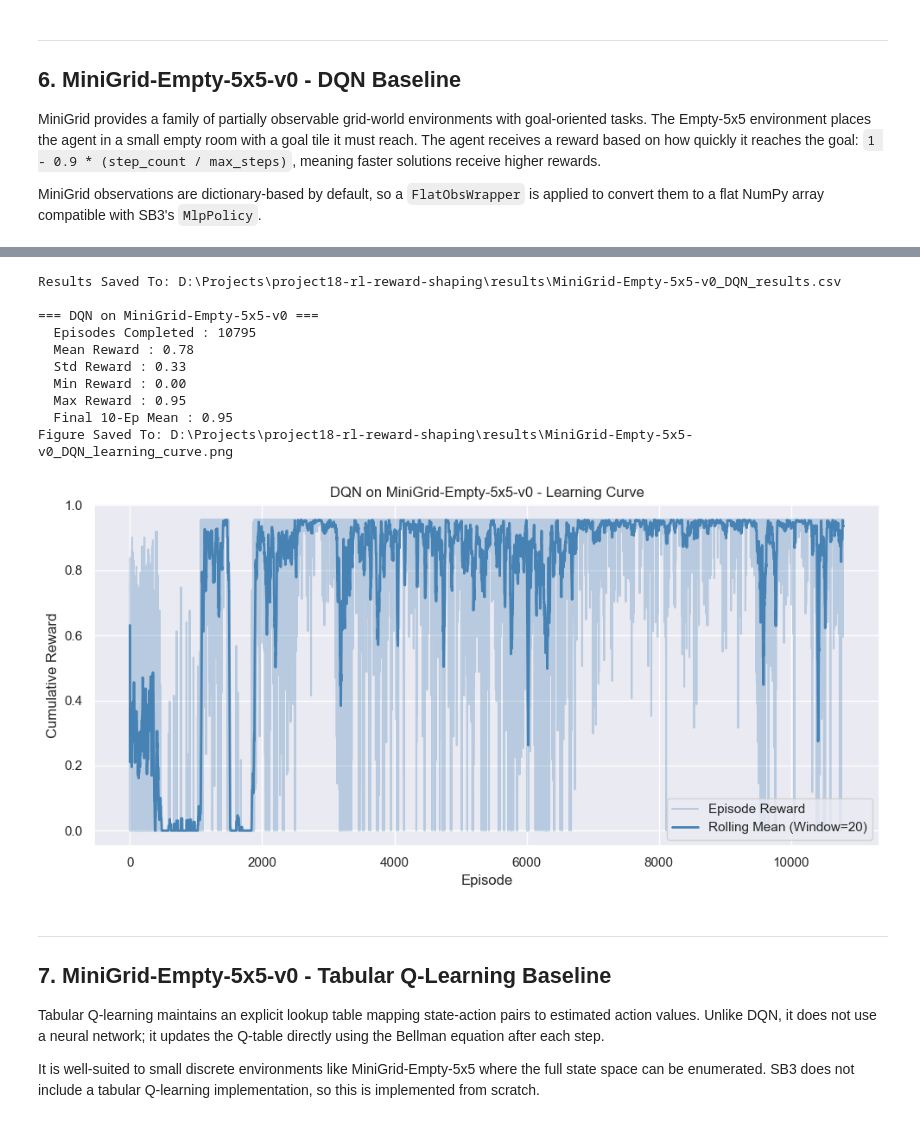
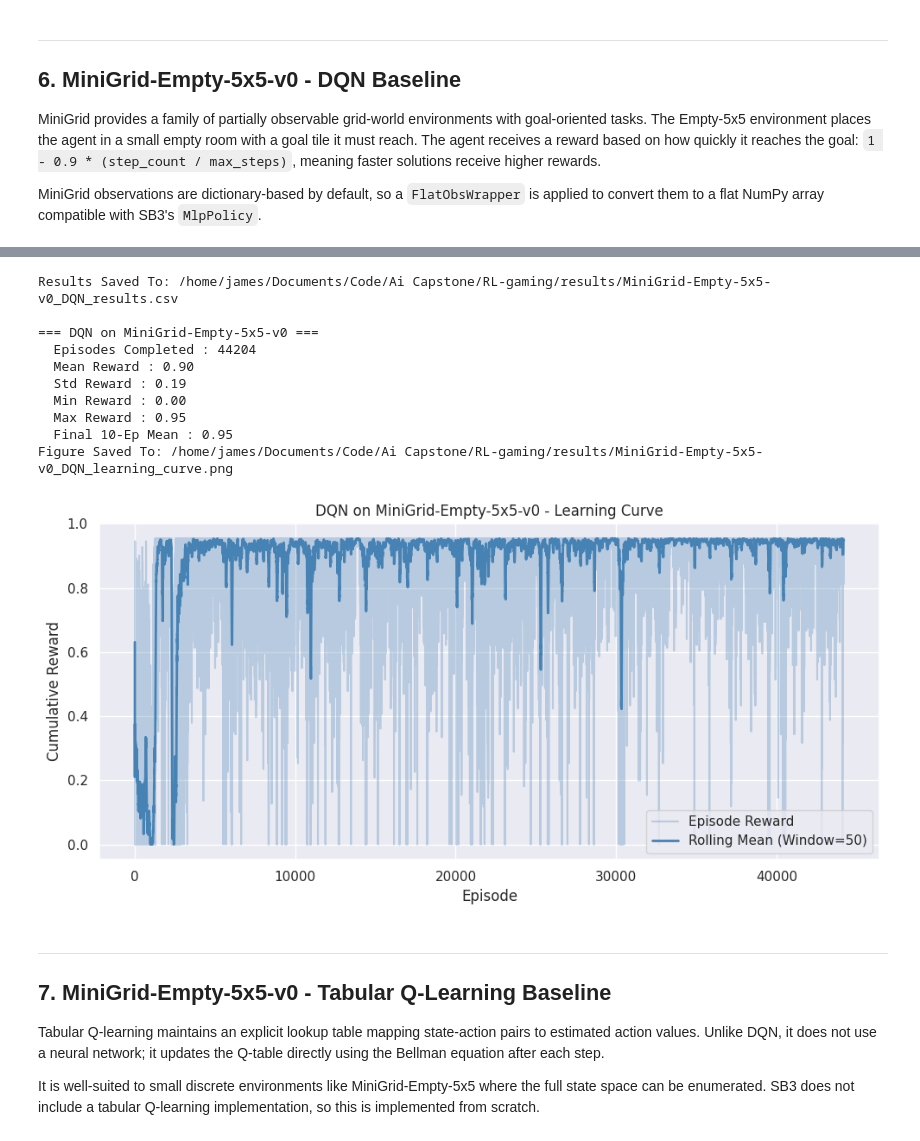
Before and after one commit to toms55/RL-gaming, a Jupyter notebook: notebooks/baseline_rl.ipynb, the cells around one changed output, grey strips where cells are left out. Drawn from its saved outputs; the diff is of its cells as text; code cells hidden in the pictures.

```diff
--- a/notebooks/baseline_rl.ipynb
+++ b/notebooks/baseline_rl.ipynb
@@ -380,23 +383,23 @@ Training Complete.
 # %%
 minigrid_dqn_df = save_results_to_csv(
   minigrid_dqn_callback.episode_rewards,
   minigrid_dqn_callback.episode_lengths,
   MINIGRID_ENV_ID, 'DQN'
 )
 print_summary(minigrid_dqn_callback.episode_rewards, MINIGRID_ENV_ID, 'DQN')
-plot_learning_curve(minigrid_dqn_callback.episode_rewards, MINIGRID_ENV_ID, 'DQN')
+plot_learning_curve(minigrid_dqn_callback.episode_rewards, MINIGRID_ENV_ID, 'DQN', window=50)
 # %% [output]
-Results Saved To: D:\Projects\project18-rl-reward-shaping\results\MiniGrid-Empty-5x5-v0_DQN_results.csv
+Results Saved To: /home/james/Documents/Code/Ai Capstone/RL-gaming/results/MiniGrid-Empty-5x5-v0_DQN_results.csv
 
 === DQN on MiniGrid-Empty-5x5-v0 ===
-  Episodes Completed : 10795
-  Mean Reward : 0.78
-  Std Reward : 0.33
+  Episodes Completed : 44204
+  Mean Reward : 0.90
+  Std Reward : 0.19
   Min Reward : 0.00
   Max Reward : 0.95
   Final 10-Ep Mean : 0.95
-Figure Saved To: D:\Projects\project18-rl-reward-shaping\results\MiniGrid-Empty-5x5-v0_DQN_learning_curve.png
+Figure Saved To: /home/james/Documents/Code/Ai Capstone/RL-gaming/results/MiniGrid-Empty-5x5-v0_DQN_learning_curve.png
-[figure, old version]
+[figure, new version]
 # %% [markdown]
 ---
 ## **7. MiniGrid-Empty-5x5-v0 - Tabular Q-Learning Baseline**
```
Also changed, not shown: parts of 12 cells of this notebook.
